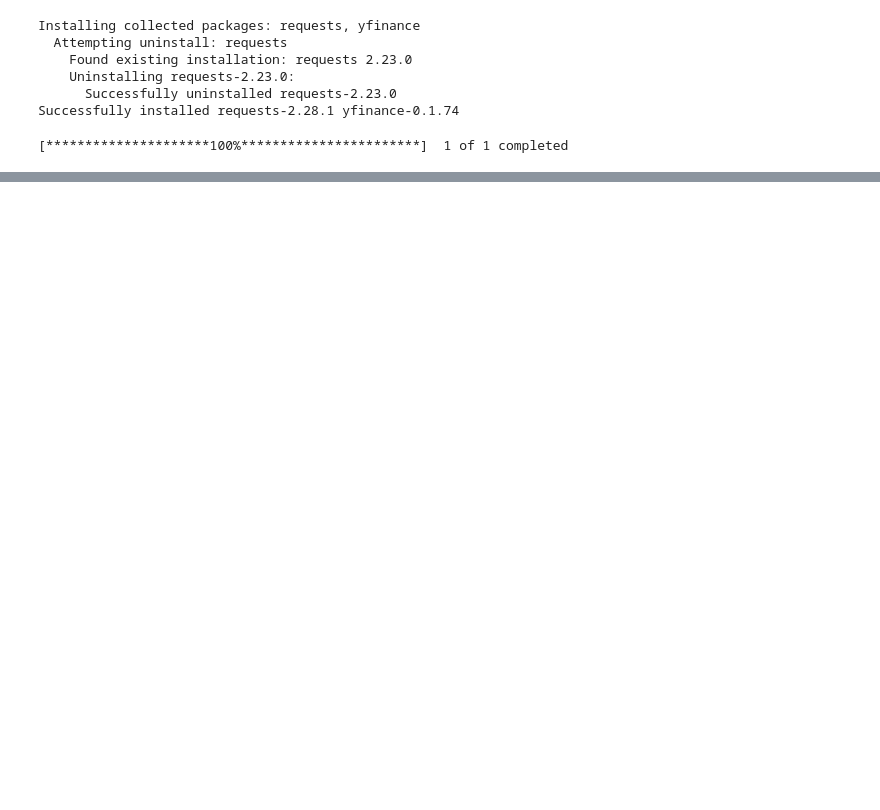
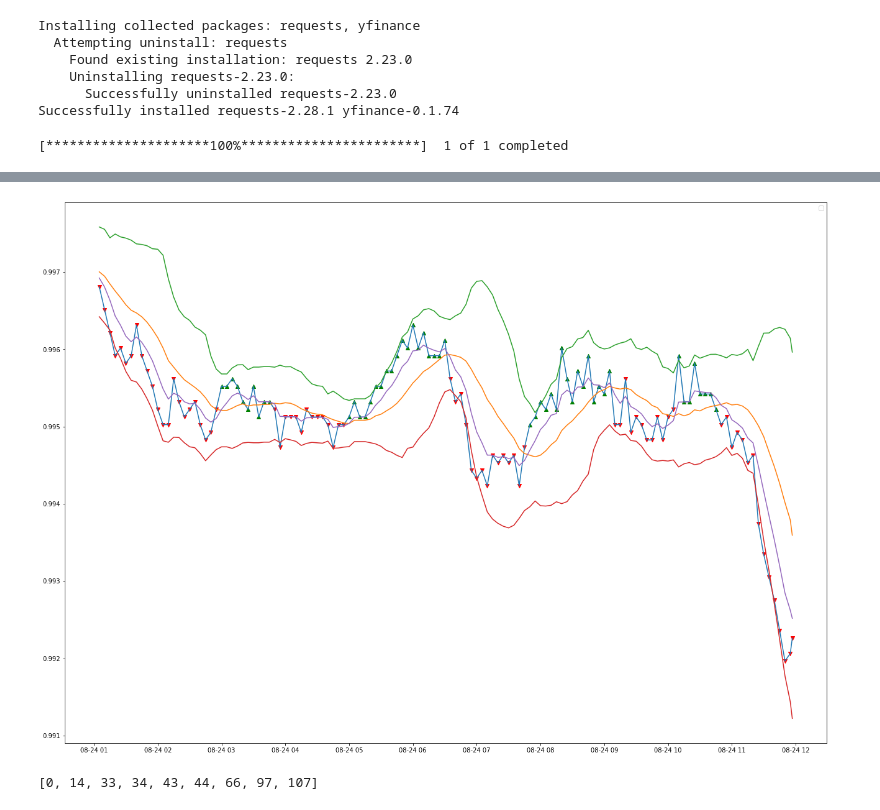
Before and after one commit to marcinBrzew/Todo, a Jupyter notebook: Bollinger_Bands_+_SMA_.ipynb, the cells around one changed output, grey strips where cells are left out. Cells and saved outputs as stored; diff of their text form; code cells hidden in the pictures; blank space fills up the shorter version.

```diff
--- a/Bollinger_Bands_+_SMA_.ipynb
+++ b/Bollinger_Bands_+_SMA_.ipynb
@@ -18,10 +18,11 @@ Successfully installed requests-2.28.1 yfinance-0.1.74
 df=yf.download(tickers='EURUSD=X', period='1d', interval='5m')
 df['SMA']=df.Close.rolling(window=14).mean()
 df['EMA']=df.Close.ewm(span=6).mean()
-df['stddev']=df.Close.rolling(window=20).std()
+df['stddev']=df.Close.rolling(window=14).std()
 df['Upper']=df.SMA +2*df.stddev
 df['Lower']=df.SMA -2*df.stddev
 #df['Buy_Signal']=np.where(np.logical_and(df.Open<df.Close,df.EMA>df.Close))
+df['Buy_Signal']=np.where(df.SMA<df.EMA, True, False)
 #need to add multiple conditions to this one
 df['Sell_Signal']=np.where(df.SMA>df.EMA, True, False)
 df=df.dropna()
@@ -37,0 +39 @@ ValueError: ignored
+[figure, added]
@@ -37,0 +58,5 @@ ValueError: ignored
+# %%
+buys
+sells
+# %% [output]
+[0, 14, 33, 34, 43, 44, 66, 97, 107]
```
Also changed, not shown: parts of 3 cells of this notebook.
